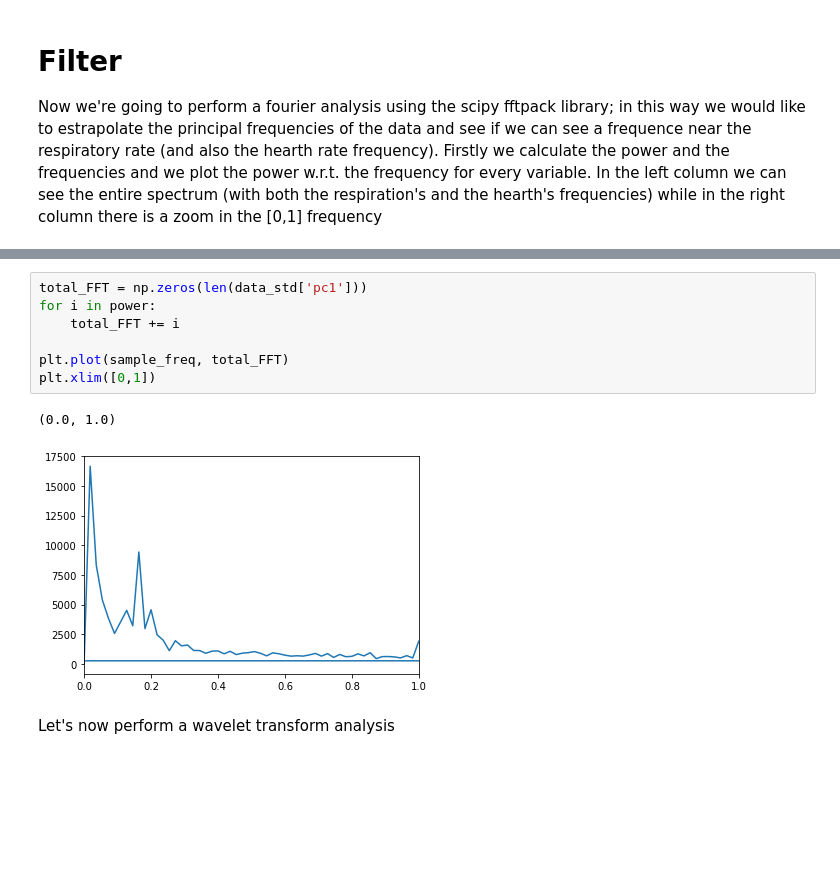
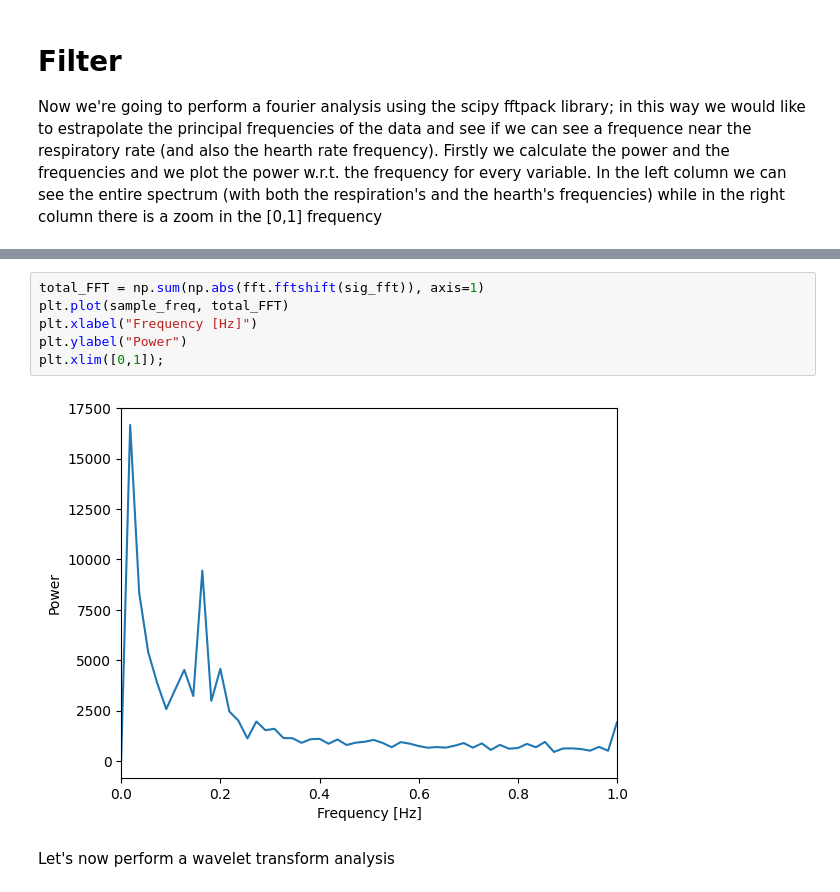
Before and after one commit to enlupi/GruppoSeven, a Jupyter notebook: project_final.ipynb, the cells around one changed output, grey strips where cells are left out. Saved outputs shown, nothing was run; the diff lists cells and outputs as text; blank space fills up the shorter version.

```diff
--- a/project_final.ipynb
+++ b/project_final.ipynb
@@ -338,13 +328,11 @@ for ax in axs.flatten():
-# %%
-total_FFT = np.zeros(len(data_std['pc1']))
-for i in power:
-    total_FFT += i
-
-plt.plot(sample_freq, total_FFT)
-plt.xlim([0,1])
-# %% [output]
-(0.0, 1.0)
-[figure, removed]
+# %%
+total_FFT = np.sum(np.abs(fft.fftshift(sig_fft)), axis=1)
+plt.plot(sample_freq, total_FFT)
+plt.xlabel("Frequency [Hz]")
+plt.ylabel("Power")
+plt.xlim([0,1]);
+# %% [output]
+[figure, added]
 # %% [markdown]
 Let's now perform a wavelet transform analysis
 # %%
```
Also changed, not shown: parts of 3 cells of this notebook.
